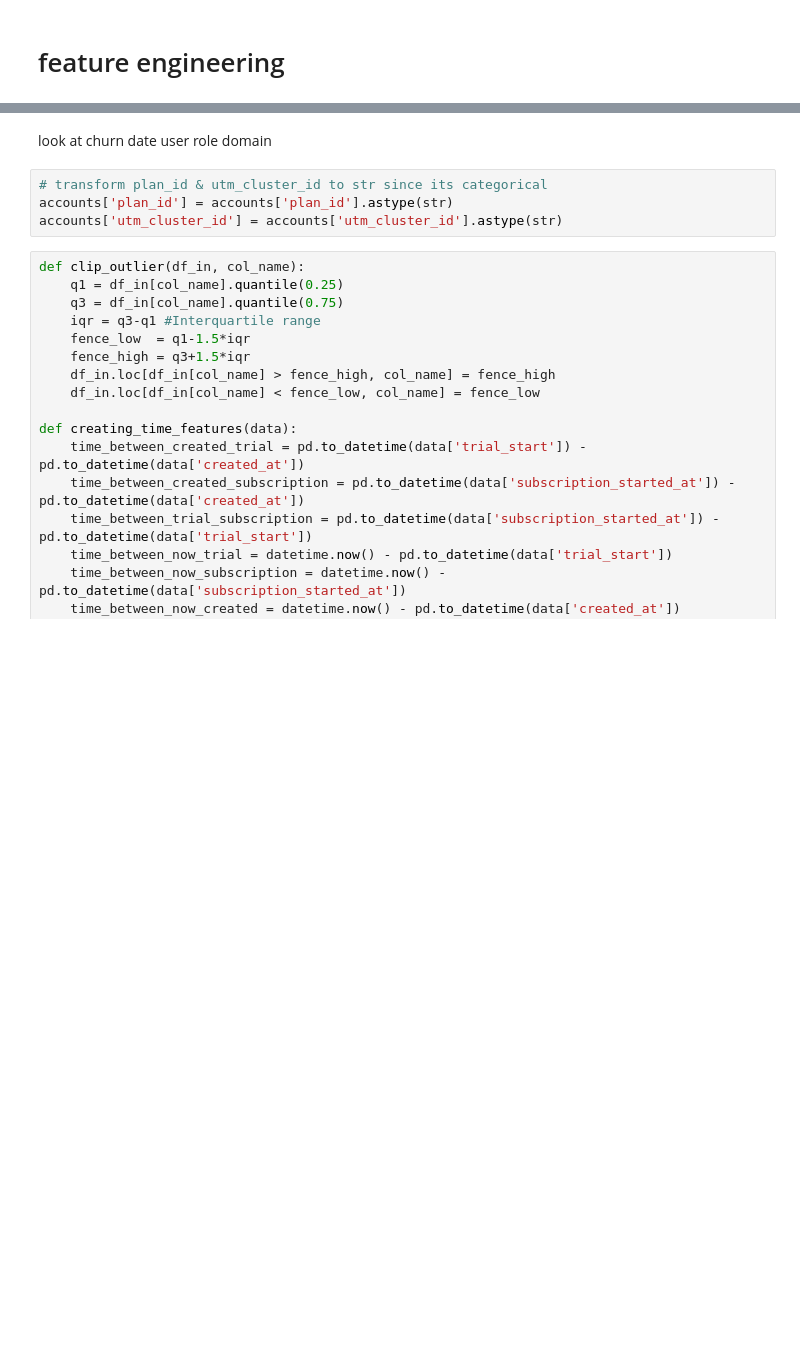
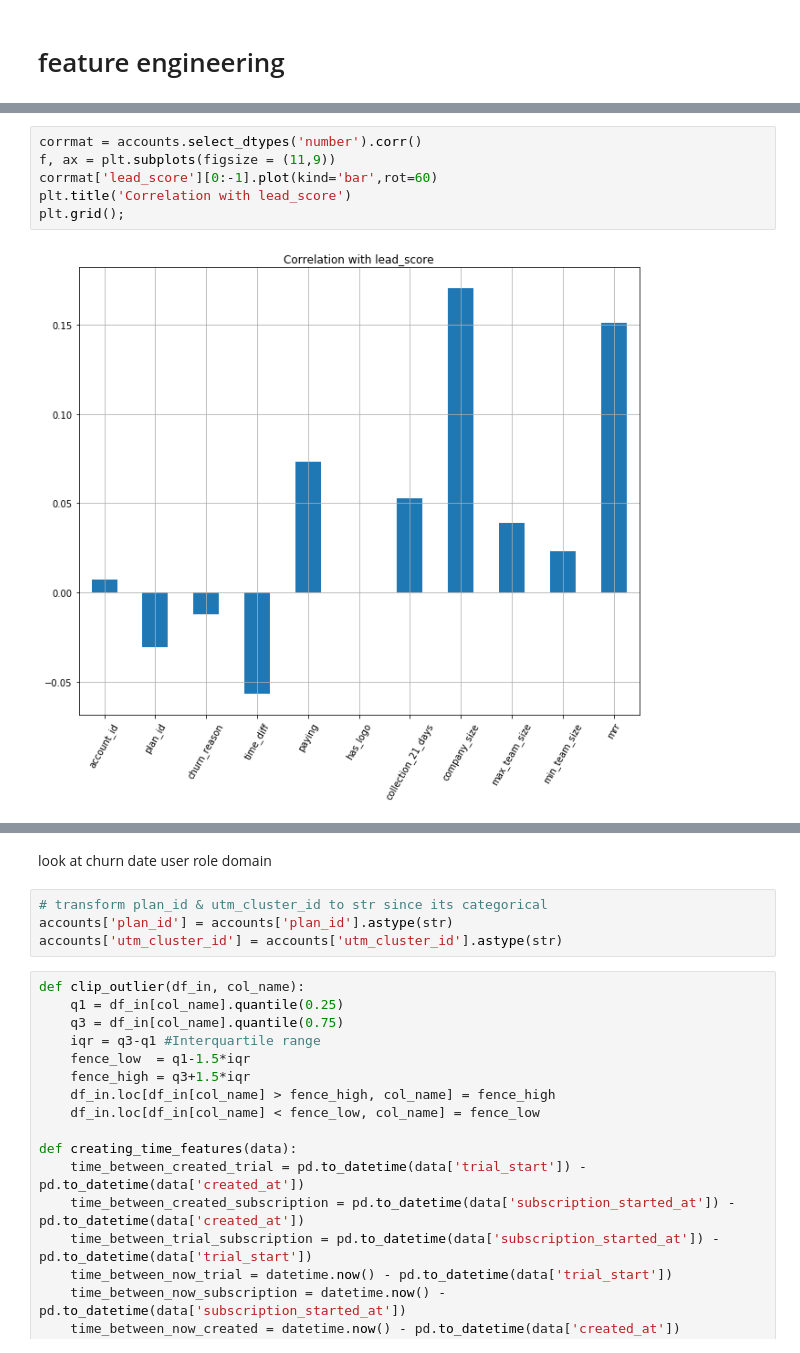
Before and after one commit to yuvalgrossman/datahack_yyr, a Jupyter notebook: final_notebook.ipynb, the cells around one changed output, grey strips where cells are left out. Cells and saved outputs as stored; diff of their text form; blank space fills up the shorter version.

```diff
--- a/final_notebook.ipynb
+++ b/final_notebook.ipynb
@@ -44,0 +87,8 @@ accounts: 1433661
+# %%
+corrmat = accounts.select_dtypes('number').corr()
+f, ax = plt.subplots(figsize = (11,9))
+corrmat['lead_score'][0:-1].plot(kind='bar',rot=60)
+plt.title('Correlation with lead_score')
+plt.grid();
+# %% [output]
+[figure, added]
```
Also changed, not shown: parts of 38 cells of this notebook.
